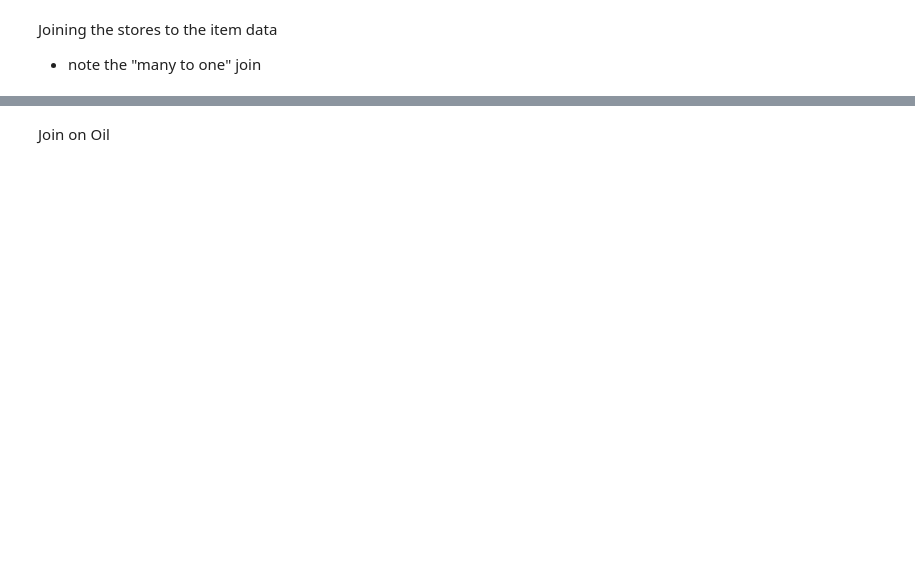
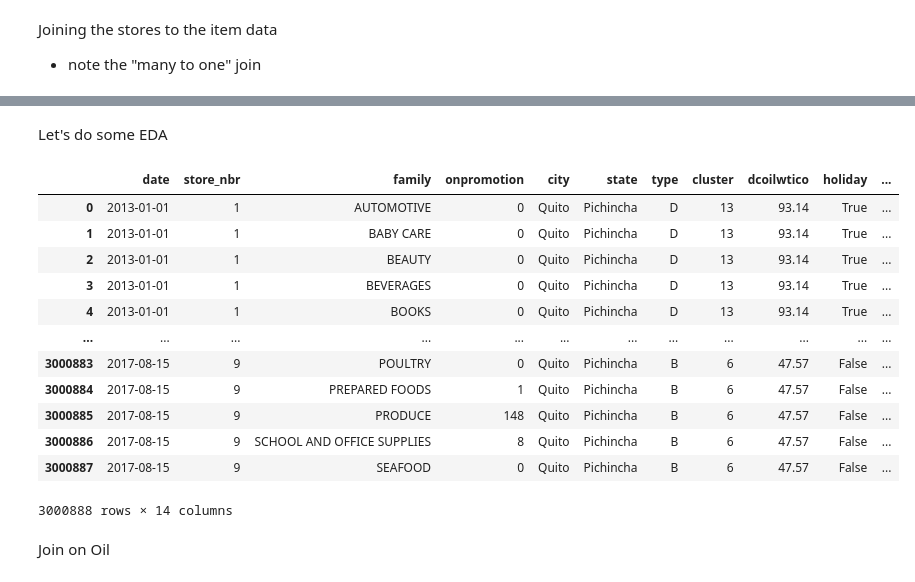
Before and after one commit to ajn123/Machine-Learning, a Jupyter notebook: EcuadorTimeSeries.ipynb, the cells around one changed output, grey strips where cells are left out. Drawn from its saved outputs; the diff is of its cells as text; code cells hidden in the pictures; blank space fills up the shorter version.

```diff
--- a/EcuadorTimeSeries.ipynb
+++ b/EcuadorTimeSeries.ipynb
@@ -30,0 +77,8 @@ stores
+# %%
+holidays_no = holidays[holidays.transferred == False].melt(id_vars=['locale', 'locale_name'], value_vars=['date'])
+
+national = holidays_no.query('locale == "National"').drop_duplicates(subset=['value'])
+regional = holidays_no.query('locale == "Regional"').drop_duplicates(subset=['value'])
+local = holidays_no.query('locale == "Local"').drop_duplicates(subset=['value'])
+
+regional
@@ -39,0 +156,31 @@ oil
+# %%
+from sklearn.pipeline import make_pipeline
+from sklearn.compose import make_column_selector, make_column_transformer
+from sklearn.pipeline import FunctionTransformer
+
+import sklearn
+
+sklearn.set_config(transform_output="pandas")
+
+pipeline = make_pipeline(FunctionTransformer(merge_everything))
+
+colmuns = make_column_transformer(
+    (pipeline, make_column_selector(dtype_include=[np.generic])),remainder="drop", verbose_feature_names_out=False
+)
+
+final_pipeline = make_pipeline(colmuns)
+
+new_train = final_pipeline.fit_transform(train)
+
+def create_pipeline(estimator):
+    pipeline = make_pipeline(FunctionTransformer(merge_everything))
+
+    colmuns = make_column_transformer(
+        (pipeline, make_column_selector(dtype_include=[np.generic])), remainder="drop", verbose_feature_names_out=False
+    )
+
+    final_pipeline = make_pipeline(colmuns, estimator)
+
+    return final_pipeline
+
+new_train.head()
@@ -40,2 +195,20 @@ oil
+# %% [markdown]
+Let's do some EDA
+# %%
+new_train
+# %% [output]
+|  | date | store_nbr | family | onpromotion | city | state | type | cluster | dcoilwtico | holiday | ... |
+| 0 | 2013-01-01 | 1 | AUTOMOTIVE | 0 | Quito | Pichincha | D | 13 | 93.14 | True | ... |
+| 1 | 2013-01-01 | 1 | BABY CARE | 0 | Quito | Pichincha | D | 13 | 93.14 | True | ... |
+| 2 | 2013-01-01 | 1 | BEAUTY | 0 | Quito | Pichincha | D | 13 | 93.14 | True | ... |
+| 3 | 2013-01-01 | 1 | BEVERAGES | 0 | Quito | Pichincha | D | 13 | 93.14 | True | ... |
+| 4 | 2013-01-01 | 1 | BOOKS | 0 | Quito | Pichincha | D | 13 | 93.14 | True | ... |
+| ... | ... | ... | ... | ... | ... | ... | ... | ... | ... | ... | ... |
+| 3000883 | 2017-08-15 | 9 | POULTRY | 0 | Quito | Pichincha | B | 6 | 47.57 | False | ... |
+| 3000884 | 2017-08-15 | 9 | PREPARED FOODS | 1 | Quito | Pichincha | B | 6 | 47.57 | False | ... |
+| 3000885 | 2017-08-15 | 9 | PRODUCE | 148 | Quito | Pichincha | B | 6 | 47.57 | False | ... |
+| 3000886 | 2017-08-15 | 9 | SCHOOL AND OFFICE SUPPLIES | 8 | Quito | Pichincha | B | 6 | 47.57 | False | ... |
+| 3000887 | 2017-08-15 | 9 | SEAFOOD | 0 | Quito | Pichincha | B | 6 | 47.57 | False | ... |
+3000888 rows × 14 columns
 # %% [markdown]
 Join on Oil
```
Also changed, not shown: parts of 30 cells of this notebook, 18 other files.
